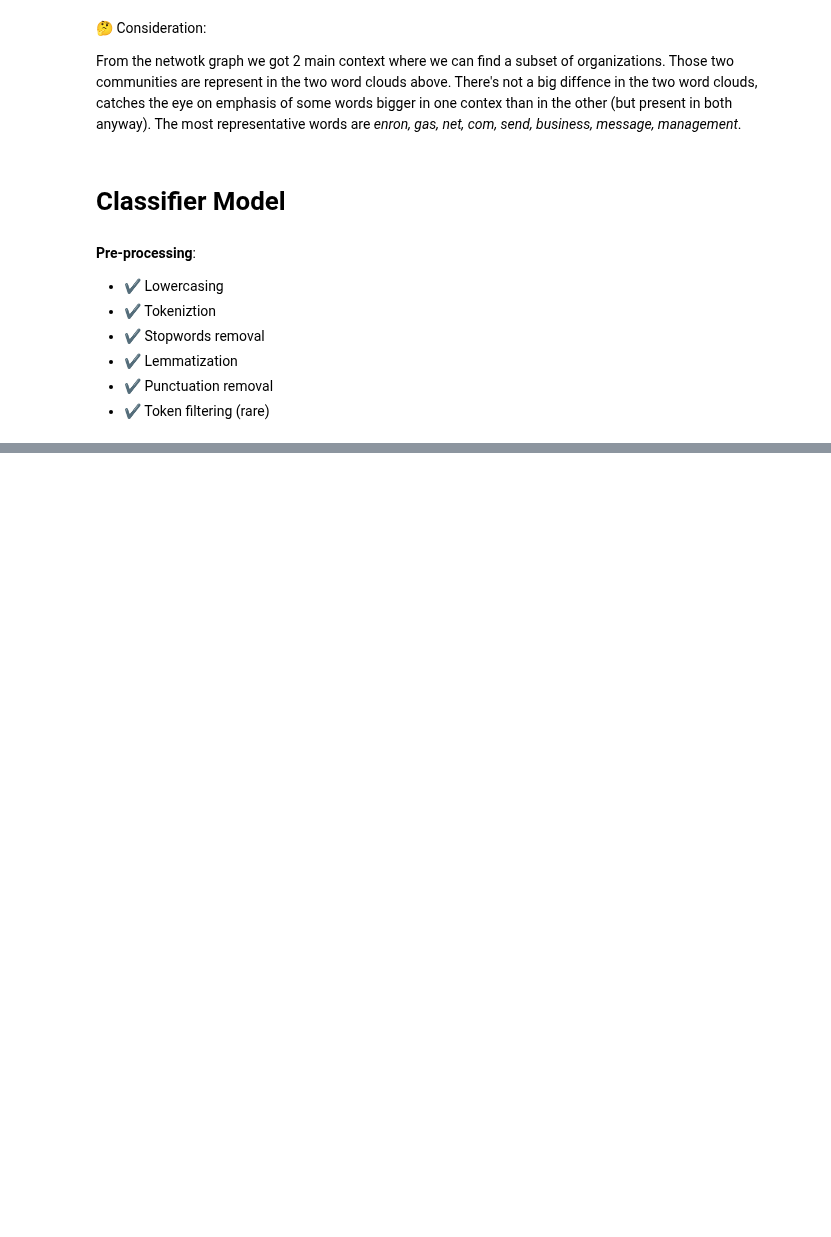
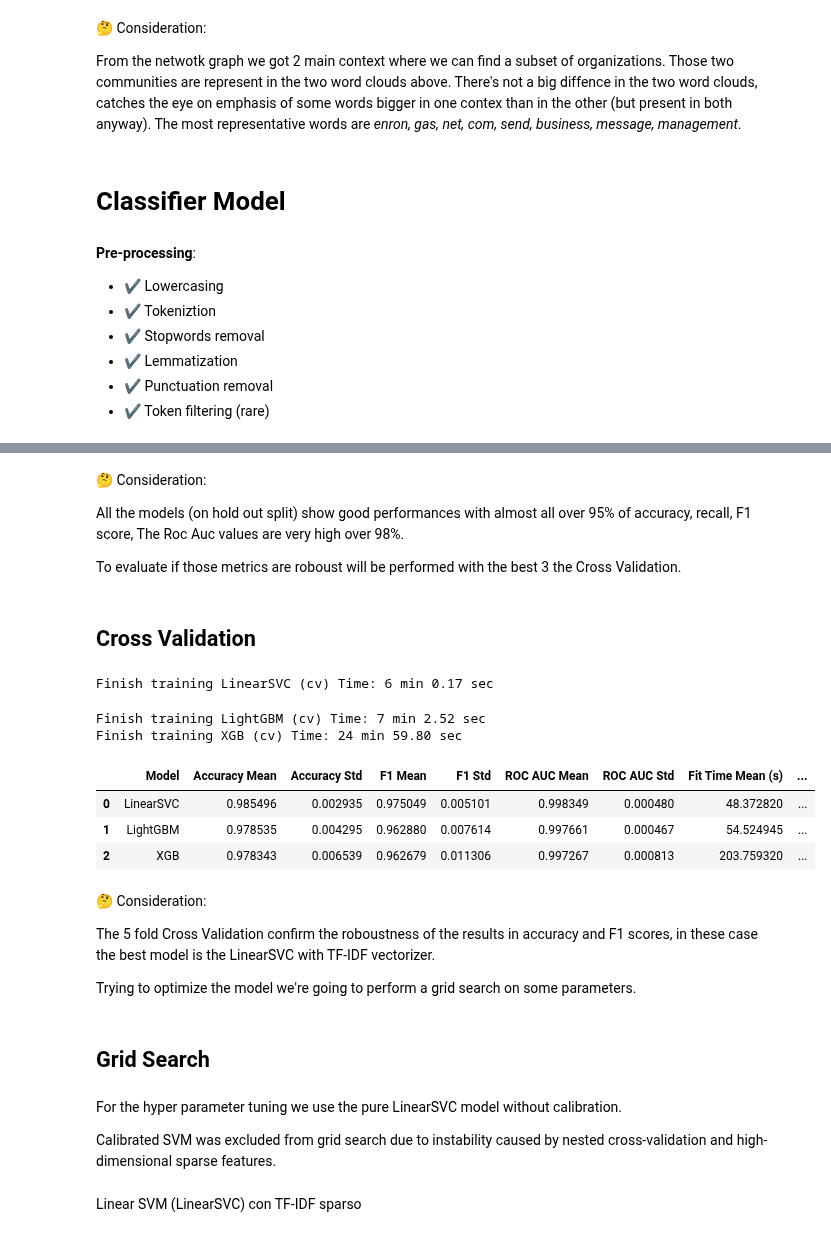
Before and after one commit to mattiacoltro/data-science-portfolio, a Jupyter notebook: [Data Science] spam-detection/spam_detection.ipynb, the cells around one changed output, grey strips where cells are left out. Drawn from its saved outputs; the diff is of its cells as text; code cells hidden in the pictures; blank space fills up the shorter version.

```diff
--- a/[Data Science] spam-detection/spam_detection.ipynb
+++ b/[Data Science] spam-detection/spam_detection.ipynb
@@ -1097,0 +1394,74 @@ From the netwotk graph we got 2 main context where we can find a subset of organ
+# %% [markdown]
+🤔 Consideration:
+
+All the models (on hold out split) show good performances with almost all over 95% of accuracy, recall, F1 score, The Roc Auc values are very high over 98%.
+
+To evaluate if those metrics are roboust will be performed with the best 3 the Cross Validation.
+# %% [markdown]
+## Cross Validation
+# %%
+def extract_params(param_list, name_model, vectorizer=None):
+    '''
+    Extract the model prameters from a list of tuples built as (name, model, preprocessor, scaler, vectorizer, sample_weight)
+    return the pram tuple matching with the name of the model otherwise a None tuple
+    '''
+    for i in range(0,len(param_list)):
+        if param_list[i][0]==name_model:
+            if vectorizer is not None:
+                if param_list[i][4].__class__.__name__==vectorizer:
+                    return param_list[i]
+            return param_list[i]
+    return (None, None, None, None, None, None)
+# %%
+cv = StratifiedKFold(n_splits=5, shuffle=True, random_state=random_seed)
+scoring = {
+    'accuracy': 'accuracy',
+    'f1': 'f1',
+    'roc_auc': 'roc_auc'
+}
+reports_cv = []
+for mod, vect in [('LinearSVC', 'TfidfVectorizer'), ('LightGBM', 'Word2VecVectorizer'), ('XGB', 'Word2VecVectorizer')]:
+    name, model, preprocessor, scaler, vectorizer, sample_weight = extract_params(List_Classification_Models, mod, vectorizer=vect)
+    pipe = make_pipeline(name, model, preprocessor, scaler,
+                         vectorizer=vectorizer,
+                         random_seed=random_seed)
+    start_time = time.time()
+
+    reports_cv.append(evaluate_model(name=name,
+                                        pipeline = pipe,
+                                        X=X, y=y,
+                                        cv=cv,
+                                        scoring=scoring))
+
+    end_time = time.time()
+    elapsed_time = end_time - start_time
+    minutes, seconds = divmod(elapsed_time, 60)
+
+    print(f"Finish training {name} (cv) Time: {int(minutes)} min {seconds:.2f} sec")
+
+report_cv_df = pd.DataFrame(reports_cv)
+# %% [output]
+Finish training LinearSVC (cv) Time: 6 min 0.17 sec
+Finish training LightGBM (cv) Time: 7 min 2.52 sec
+Finish training XGB (cv) Time: 24 min 59.80 sec
+# %%
+report_cv_df
+# %% [output]
+|  | Model | Accuracy Mean | Accuracy Std | F1 Mean | F1 Std | ROC AUC Mean | ROC AUC Std | Fit Time Mean (s) | ... |
+| 0 | LinearSVC | 0.985496 | 0.002935 | 0.975049 | 0.005101 | 0.998349 | 0.000480 | 48.372820 | ... |
+| 1 | LightGBM | 0.978535 | 0.004295 | 0.962880 | 0.007614 | 0.997661 | 0.000467 | 54.524945 | ... |
+| 2 | XGB | 0.978343 | 0.006539 | 0.962679 | 0.011306 | 0.997267 | 0.000813 | 203.759320 | ... |
+# %% [markdown]
+🤔 Consideration:
+
+The 5 fold Cross Validation confirm the roboustness of the results in accuracy and F1 scores, in these case the best model is the LinearSVC with TF-IDF vectorizer.
+
+Trying to optimize the model we're going to perform a grid search on some parameters.
+# %% [markdown]
+## Grid Search
+# %% [markdown]
+For the hyper parameter tuning we use the pure LinearSVC model without calibration.
+
+Calibrated SVM was excluded from grid search due to instability caused by nested cross-validation and high-dimensional sparse features.
+# %% [markdown]
+Linear SVM (LinearSVC) con TF-IDF sparso
```
Also changed, not shown: parts of 55 cells of this notebook.
